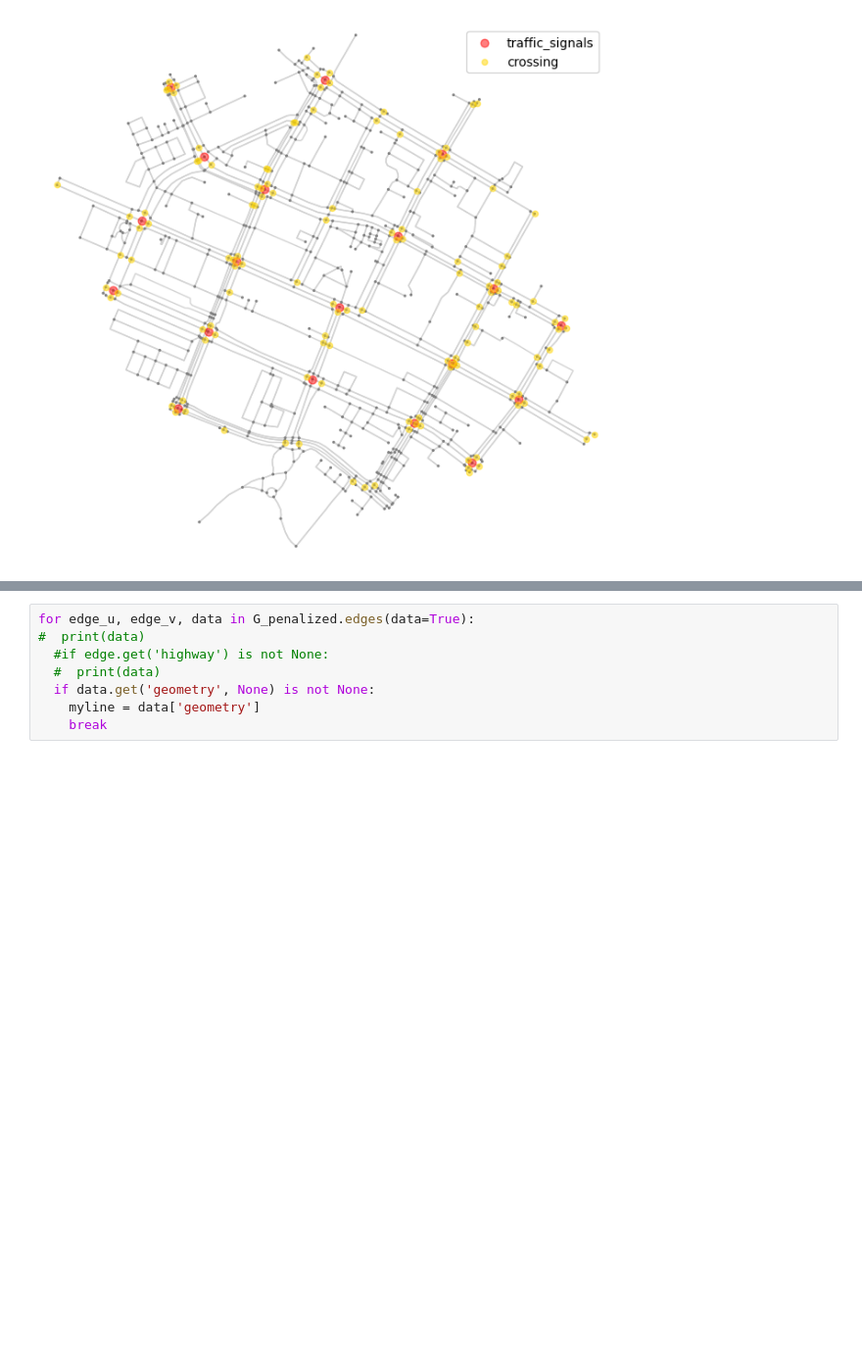
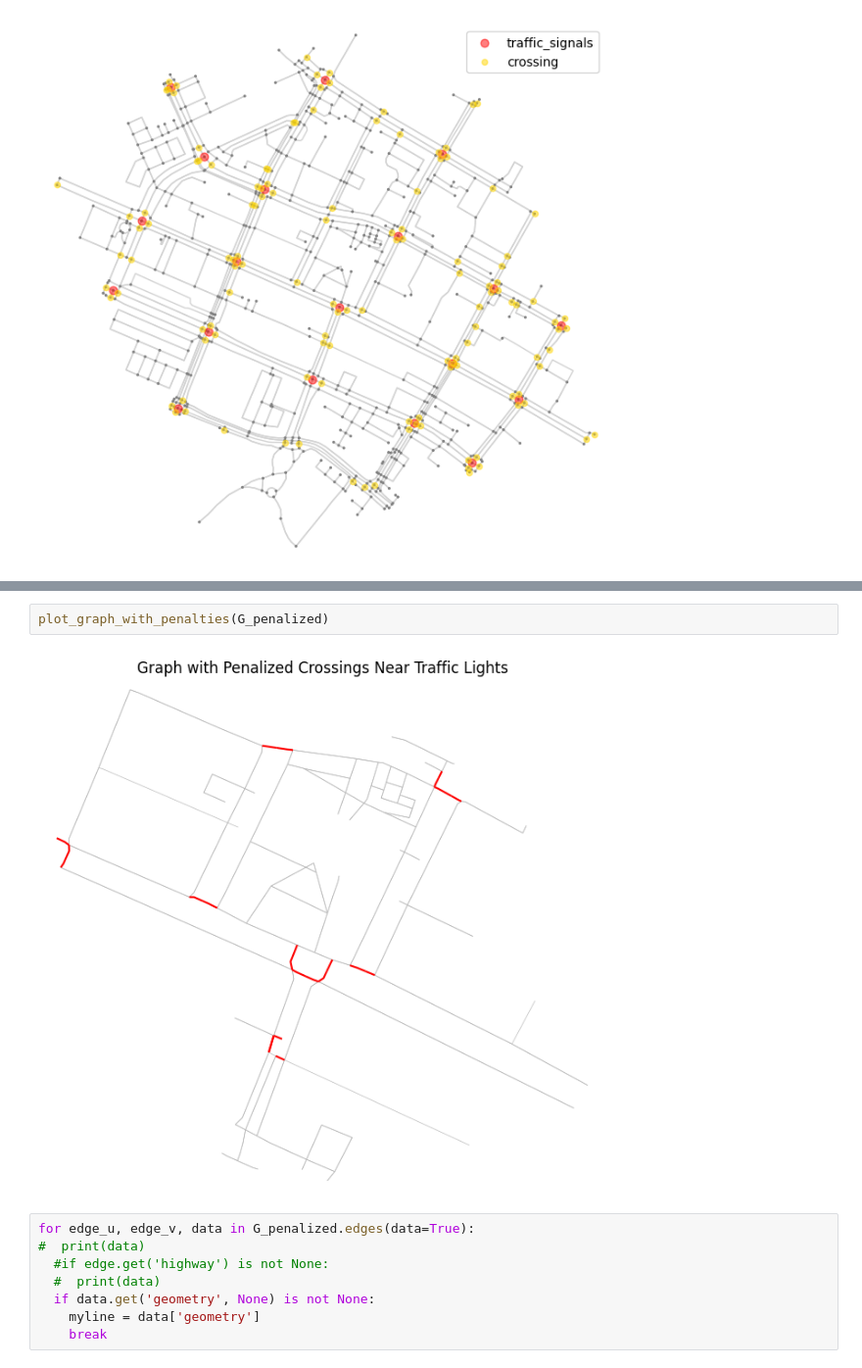
Before and after one commit to mbells/active_transport_ds, a Jupyter notebook: map_analysis/City_walkability.ipynb, the cells around one changed output, grey strips where cells are left out. Shown at 98% size. Drawn from its saved outputs; the diff is of its cells as text; blank space fills up the shorter version.

```diff
--- a/map_analysis/City_walkability.ipynb
+++ b/map_analysis/City_walkability.ipynb
@@ -496,3 +503,7 @@ plot_graph_with_penalties(G_penalized)
+# %%
+plot_graph_with_penalties(G_penalized)
+# %% [output]
+[figure, added]
 # %%
 for edge_u, edge_v, data in G_penalized.edges(data=True):
 #  print(data)
```
Also changed, not shown: parts of 6 cells of this notebook, 2 other files.
